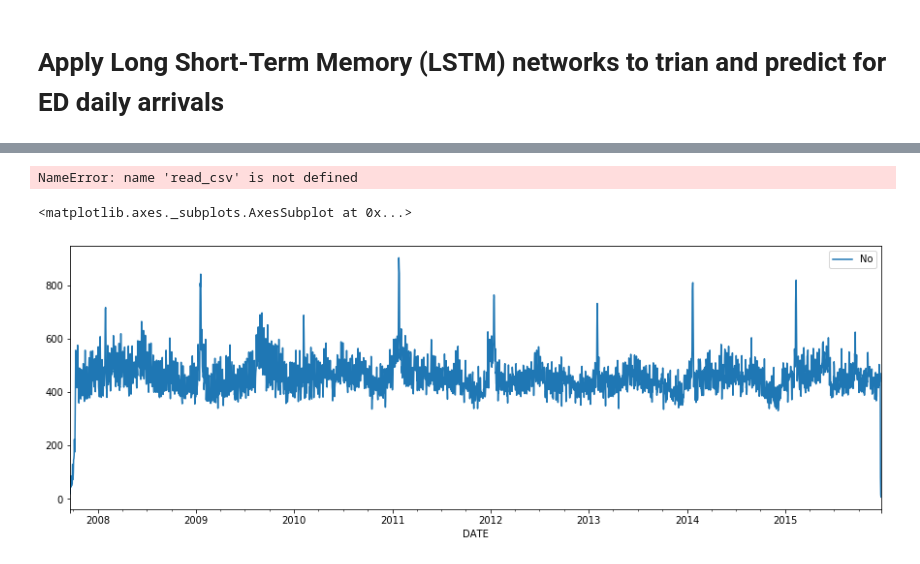
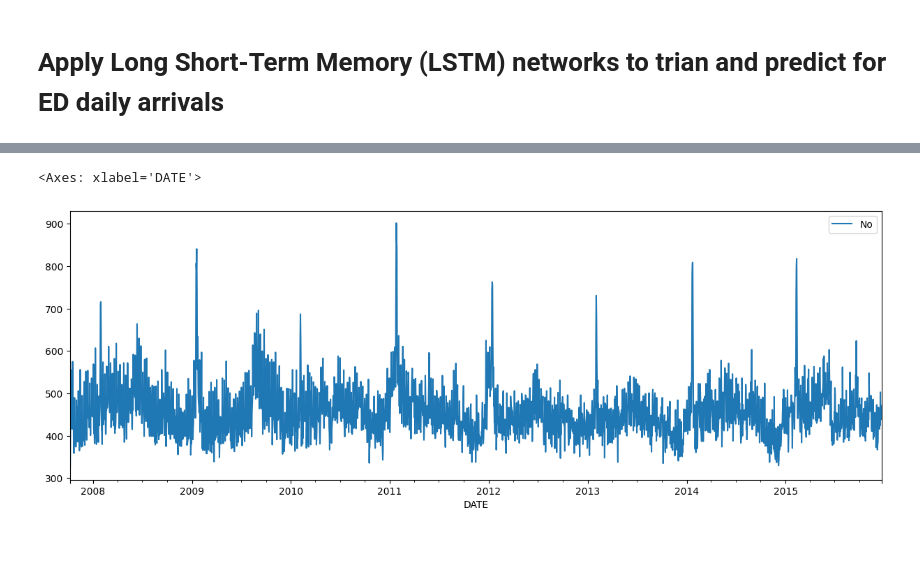
Before and after one commit to wujinja-cgu/Time-Series-Analysis, a Jupyter notebook: LSTM.ipynb, the cells around one changed output, grey strips where cells are left out. Drawn from its saved outputs; the diff is of its cells as text; code cells hidden in the pictures.

```diff
--- a/LSTM.ipynb
+++ b/LSTM.ipynb
@@ -32,31 +30,31 @@ def create_dataset(dataset, look_back=1):
     return np.array(dataX), np.array(dataY)
 # %%
 # load the dataset
-dataframe = read_csv('time series data.csv', usecols=[1], engine='python')
+url = 'https://raw.githubusercontent.com/wujinja-cgu/Time-Series-Analysis/main/time%20series%20data.csv'
+dataframe = pd.read_csv(url,index_col=0)
 dataset = dataframe.values
 dataset = dataset.astype('float32')
-# %% [output]
-NameError: name 'read_csv' is not defined
 # %%
 ## plot a time series line plot.
-df = pd.read_csv("Linkou.csv")
+url = 'https://raw.githubusercontent.com/wujinja-cgu/Time-Series-Analysis/main/time%20series%20data.csv'
+df = pd.read_csv(url)
 
 ## drop the columns we don’t need, then convert “Date” column to datatime data type and set “Date” column to index
 ##df.drop(['temp', 'humi', 'workday', 'weekend', 'single_day', 'ch_year_low', 'ch_year_high', 'holiday_low', 'holiday_high', 'seasonal', 'temd1', 'temd2', 'temd3'], axis=1, inplace=True)
 df['DATE'] = pd.to_datetime(df['DATE'])
 ind_df = df.set_index(['DATE'])
 ind_df.head()
 
 #df.DATE = pd.to_datetime(df.DATE)
 #df = df.set_index("DATE")
 #df.head()
 
 ind_df = ind_df.sort_index()
 plt.rcParams["figure.figsize"] = (15,5)
 ind_df.plot()
 # %% [output]
-<matplotlib.axes._subplots.AxesSubplot at 0x...>
+<Axes: xlabel='DATE'>
-[figure, old version]
+[figure, new version]
 # %%
 # normalize the dataset
 scaler = MinMaxScaler(feature_range=(0, 1))
```
Also changed, not shown: parts of 10 cells of this notebook.
